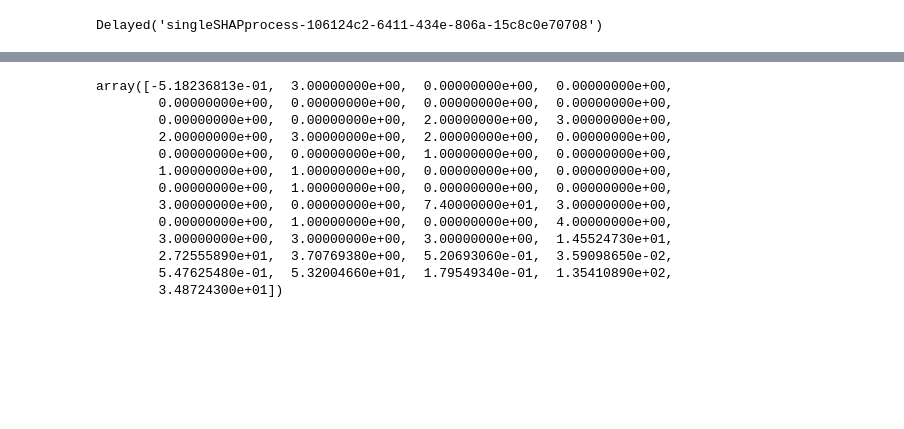
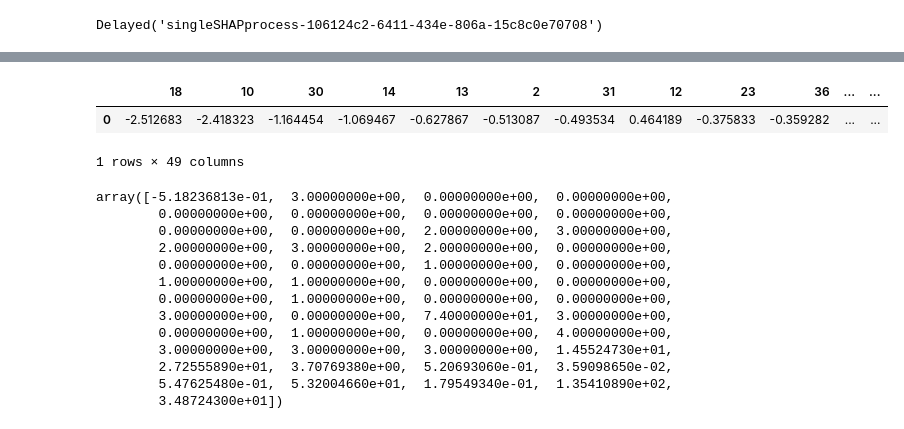
Before and after one commit to MichaelChaoLi-cpu/MentalHealthAndLandCover, a Jupyter notebook: 07_PyCode/11_AN_DaskLocalJupyter_v1.ipynb, the cells around one changed output, grey strips where cells are left out. Saved outputs shown, nothing was run; the diff lists cells and outputs as text; code cells hidden in the pictures; blank space fills up the shorter version.

```diff
--- a/07_PyCode/11_AN_DaskLocalJupyter_v1.ipynb
+++ b/07_PyCode/11_AN_DaskLocalJupyter_v1.ipynb
@@ -128,2 +133,6 @@ Wall time: 1h 19min 50s
 # %%
 client.close()
+# %%
+%%time
+singleSHAPprocess(1, X, model_rf_exp)
+# %% [output]
@@ -130,3 +140,6 @@ client.close()
+|  | 18 | 10 | 30 | 14 | 13 | 2 | 31 | 12 | 23 | 36 | ... | ... |
+| 0 | -2.512683 | -2.418323 | -1.164454 | -1.069467 | -0.627867 | -0.513087 | -0.493534 | 0.464189 | -0.375833 | -0.359282 | ... | ... |
+1 rows × 49 columns
 # %%
 import shap
 # %%
```
Also changed, not shown: parts of 12 cells of this notebook, 21 other files.
